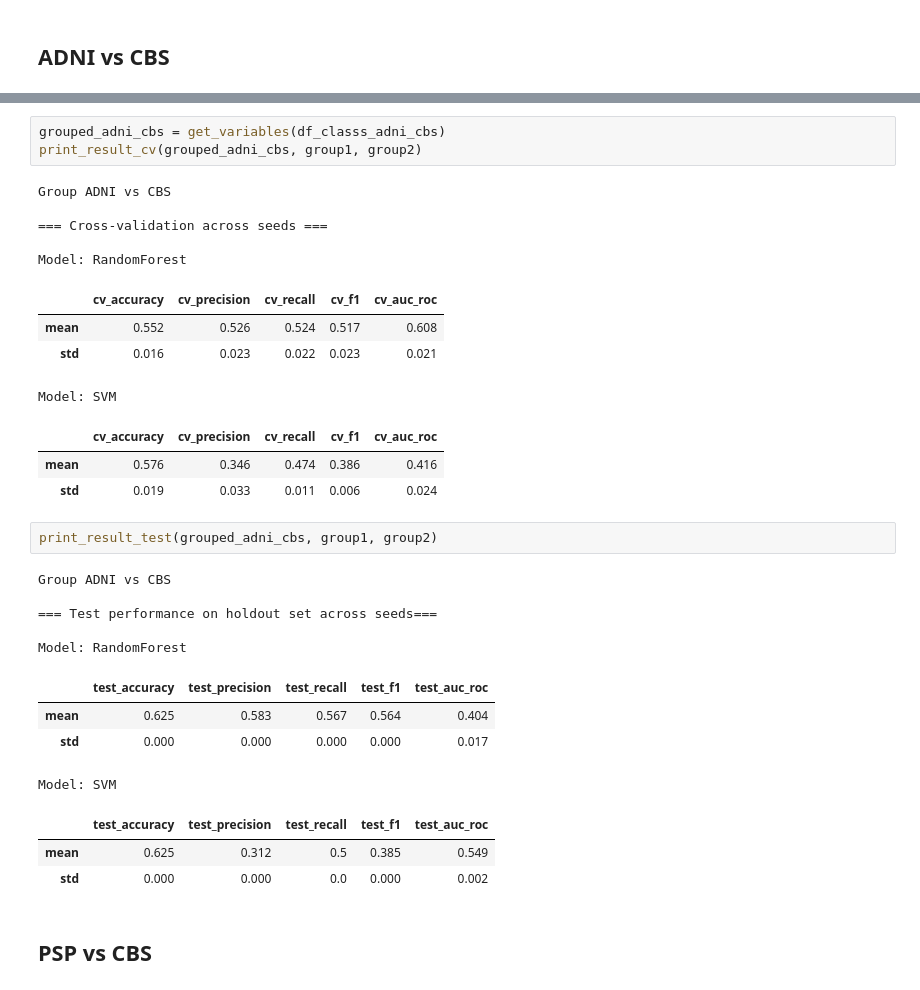
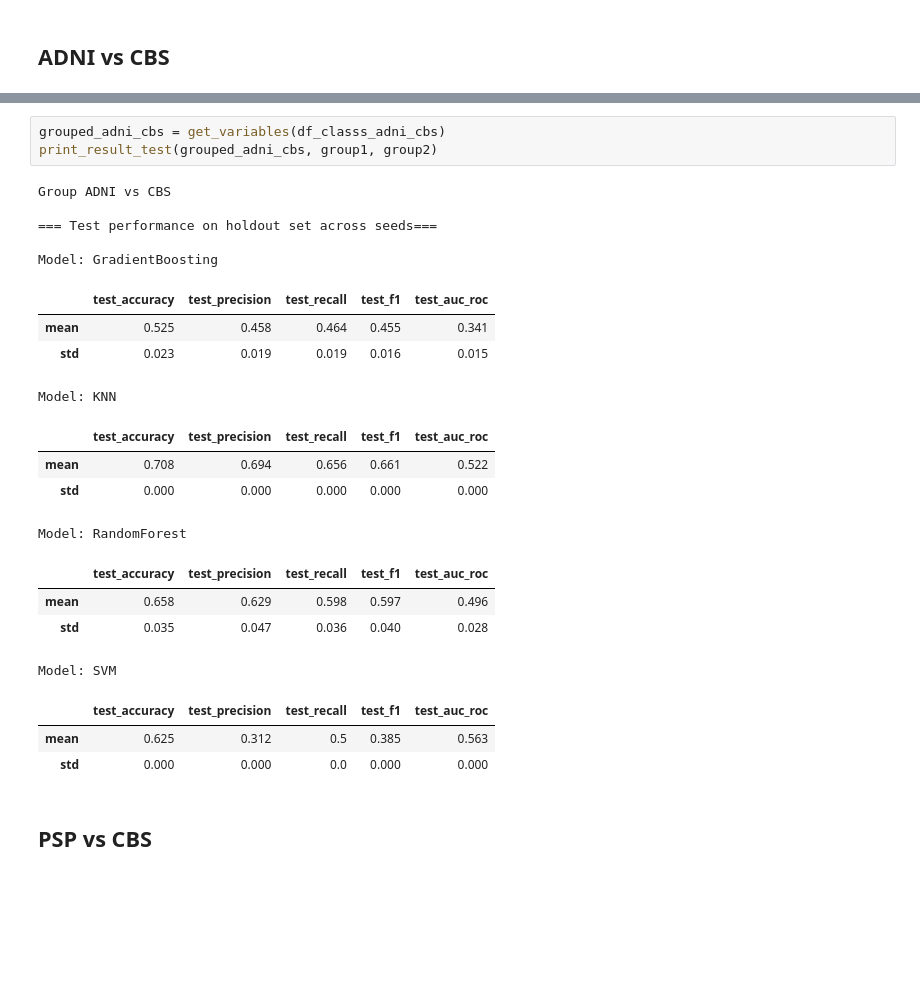
Before and after one commit to EmmaTosato/ANM_Verona, a Jupyter notebook: notebooks/classification.ipynb, the cells around one changed output, grey strips where cells are left out. Saved outputs shown, nothing was run; the diff lists cells and outputs as text; blank space fills up the shorter version.

```diff
--- a/notebooks/classification.ipynb
+++ b/notebooks/classification.ipynb
@@ -134,35 +127,28 @@ Training set size: 92
 Test set size: 24
 # %%
 grouped_adni_cbs = get_variables(df_classs_adni_cbs)
-print_result_cv(grouped_adni_cbs, group1, group2)
+print_result_test(grouped_adni_cbs, group1, group2)
 # %% [output]
 Group ADNI vs CBS
 
-=== Cross-validation across seeds ===
+=== Test performance on holdout set across seeds===
 
-Model: RandomForest
+Model: GradientBoosting
-|  | cv_accuracy | cv_precision | cv_recall | cv_f1 | cv_auc_roc |
-| mean | 0.552 | 0.526 | 0.524 | 0.517 | 0.608 |
-| std | 0.016 | 0.023 | 0.022 | 0.023 | 0.021 |
+|  | test_accuracy | test_precision | test_recall | test_f1 | test_auc_roc |
+| mean | 0.525 | 0.458 | 0.464 | 0.455 | 0.341 |
+| std | 0.023 | 0.019 | 0.019 | 0.016 | 0.015 |
-Model: SVM
+Model: KNN
-|  | cv_accuracy | cv_precision | cv_recall | cv_f1 | cv_auc_roc |
-| mean | 0.576 | 0.346 | 0.474 | 0.386 | 0.416 |
-| std | 0.019 | 0.033 | 0.011 | 0.006 | 0.024 |
+|  | test_accuracy | test_precision | test_recall | test_f1 | test_auc_roc |
+| mean | 0.708 | 0.694 | 0.656 | 0.661 | 0.522 |
+| std | 0.000 | 0.000 | 0.000 | 0.000 | 0.000 |
+Model: RandomForest
+|  | test_accuracy | test_precision | test_recall | test_f1 | test_auc_roc |
+| mean | 0.658 | 0.629 | 0.598 | 0.597 | 0.496 |
+| std | 0.035 | 0.047 | 0.036 | 0.040 | 0.028 |
+Model: SVM
+|  | test_accuracy | test_precision | test_recall | test_f1 | test_auc_roc |
+| mean | 0.625 | 0.312 | 0.5 | 0.385 | 0.563 |
+| std | 0.000 | 0.000 | 0.0 | 0.000 | 0.000 |
-# %%
-print_result_test(grouped_adni_cbs, group1, group2)
-# %% [output]
-Group ADNI vs CBS
-
-=== Test performance on holdout set across seeds===
-
-Model: RandomForest
-|  | test_accuracy | test_precision | test_recall | test_f1 | test_auc_roc |
-| mean | 0.625 | 0.583 | 0.567 | 0.564 | 0.404 |
-| std | 0.000 | 0.000 | 0.000 | 0.000 | 0.017 |
-Model: SVM
-|  | test_accuracy | test_precision | test_recall | test_f1 | test_auc_roc |
-| mean | 0.625 | 0.312 | 0.5 | 0.385 | 0.549 |
-| std | 0.000 | 0.000 | 0.0 | 0.000 | 0.002 |
 # %% [markdown]
 ## PSP vs CBS
 # %%
```
Also changed, not shown: parts of 14 cells of this notebook, 8 other files.
